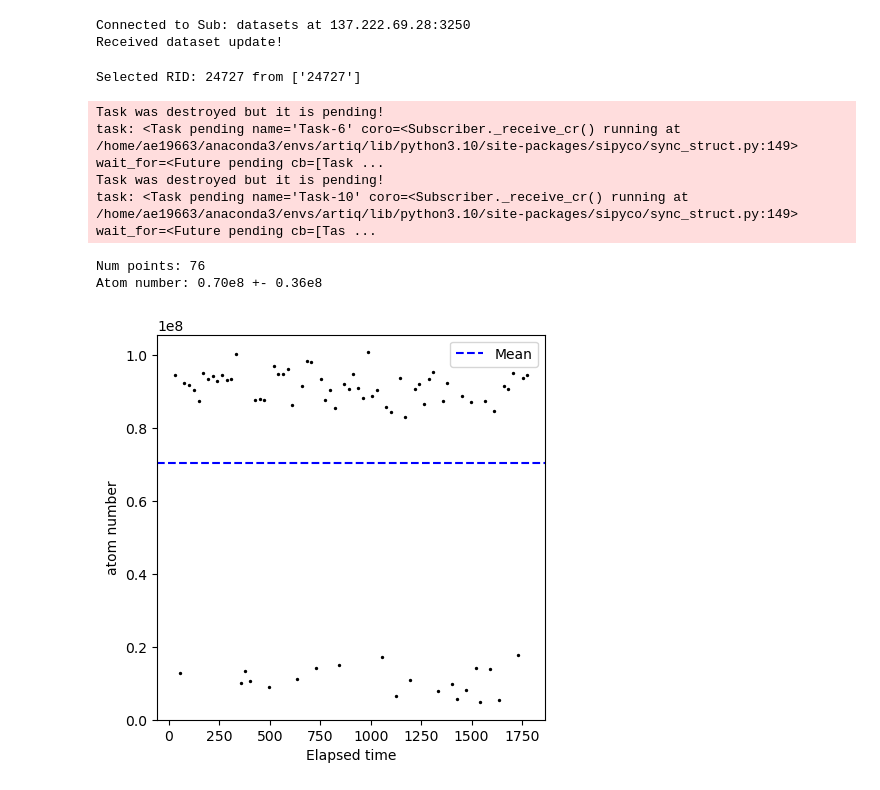
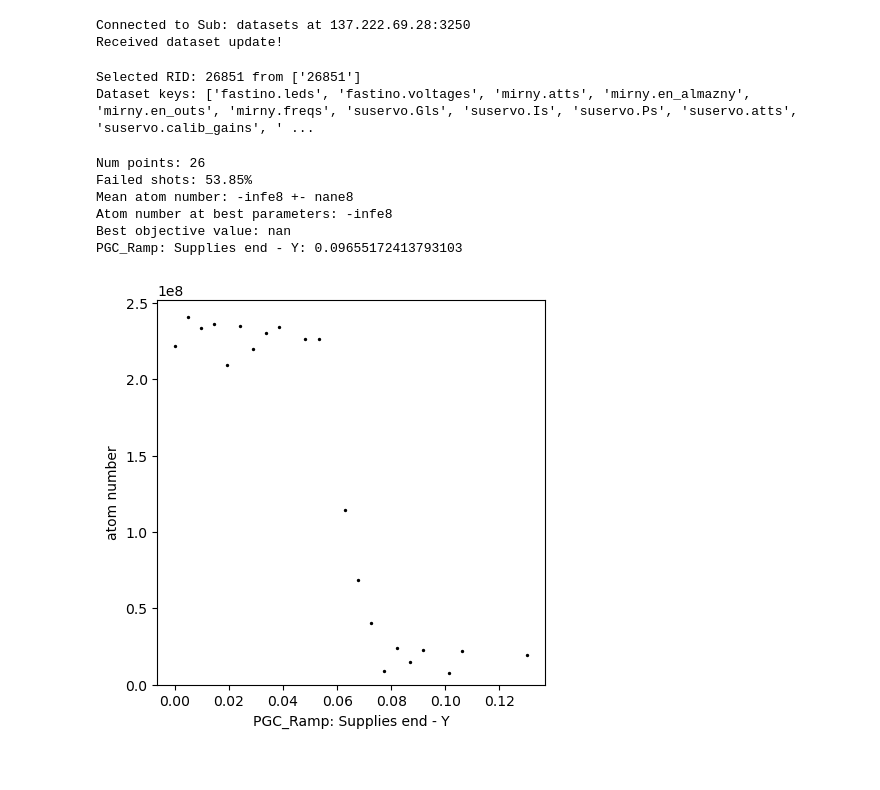
Before and after one commit to harrykendell/ARTIQ, a Jupyter notebook: analysis/testing.ipynb, the cells around one changed output. Saved outputs shown, nothing was run; the diff lists cells and outputs as text; code cells hidden in the pictures.

Commit message:
Everything looks fine so pushing at this point.

```diff
--- a/analysis/testing.ipynb
+++ b/analysis/testing.ipynb
@@ -44,6 +44,8 @@ print("Received dataset update!")
 Connected to Sub: datasets at 137.222.69.28:3250
 Received dataset update!
 # %%
+import numpy as np
+
 # get the RID of the latest dataset
 keys = list(db.keys())
 # find ones with ndscan.rid_NUM.source_id
@@ -57,43 +59,76 @@ if rid_keys:
 else:
     raise ValueError("No ndscan datasets found.")
 print(f"Selected RID: {RID} from {rid_keys}")
+
+print(f"Dataset keys: {list(db.keys())}")
 # %% [output]
-Selected RID: 24727 from ['24727']
+Selected RID: 26851 from ['26851']
+Dataset keys: ['fastino.leds', 'fastino.voltages', 'mirny.atts', 'mirny.en_almazny', 'mirny.en_outs', 'mirny.freqs', 'suservo.Gls', 'suservo.Is', 'suservo.Ps', 'suservo.atts', 'suservo.calib_gains', ' ...
 # %%
 import matplotlib.pyplot as plt
 import json
 import numpy as np
 
 axes = json.loads(db[f"ndscan.rid_{RID}.axes"][1])
 num_axes = len(axes)
 
 fig,ax = plt.subplots(1, num_axes, figsize=(5*num_axes, 5))
 if num_axes == 1:
     ax = [ax]  # Ensure ax is always a list for consistency
 for i in range(num_axes):
     ax[i].scatter(
         db[f"ndscan.rid_{RID}.points.axis_{i}"][1],
         db[f"ndscan.rid_{RID}.points.channel_atom_number"][1],
         s=2,
         color='k',
     )
 
     ax[i].set_xlabel(axes[i]["param"]["description"])
     ax[i].set_ylabel("atom number")
     ax[i].set_ylim(bottom=0)
 
 numbers= db[f"ndscan.rid_{RID}.points.channel_atom_number"][1]
 print(f"Num points: {len(numbers)}")
 
-ax[0].axhline(np.mean(numbers), color='b', linestyle='--', label='Mean')
-ax[0].legend()
+# count the nummber of failed shots(atom < 30% mean )
+# failed_shots = np.sum(numbers < 0.7 * np.mean(numbers))
+failed_shots = 0
+for i in range(len(numbers)):
+    if numbers[i] < 1e8:
+        failed_shots += 1
+print(f"Failed shots: {failed_shots / len(numbers) * 100:.2f}%")
 
-print(f"Atom number: {np.mean(numbers) / 1e8:.2f}e8 +- {np.std(numbers) / 1e8:.2f}e8")
+for i in range(1,num_axes):
+    ax[i].axhline(np.mean(numbers), color='b', linestyle='--', )
+# ax[0].axhline(np.mean(numbers), color='b', linestyle='--', label='Mean = {:.2f}e8'.format(np.mean(numbers) / 1e8))
+# ax[0].legend(loc="lower right")
+
+# atom number and uncertainty
+print(f"Mean atom number: {np.mean(numbers) / 1e8:.2f}e8 +- {np.std(numbers) / 1e8:.2f}e8")
+
+# obtain current best optimization parameterss
+objective = np.array(db.get(f"ndscan.rid_{RID}.points.channel_custom_objective")[1])
+axes_array = np.array(db.get(f"ndscan.rid_{RID}.axes")[1])
+
+# find best results
+best_index = np.argmin(objective)
+best_objective = objective[best_index]
+best_axes = {}
+for i in range(num_axes):
+    name = axes[i]["param"]["description"]
+    value = db.get(f"ndscan.rid_{RID}.points.axis_{i}")[1][best_index]
+    best_axes[name] = value
+print(
+    f"Atom number at best parameters: {db.get(f'ndscan.rid_{RID}.points.channel_atom_number')[1][best_index] / 1e8:.2f}e8"
+)
+print(f"Best objective value: {best_objective}")
+for name, value in best_axes.items():
+    print(f"{name}: {value}")
 # %% [output]
-Task was destroyed but it is pending!
-task: <Task pending name='Task-6' coro=<Subscriber._receive_cr() running at /home/ae19663/anaconda3/envs/artiq/lib/python3.10/site-packages/sipyco/sync_struct.py:149> wait_for=<Future pending cb=[Task ...
-Task was destroyed but it is pending!
-task: <Task pending name='Task-10' coro=<Subscriber._receive_cr() running at /home/ae19663/anaconda3/envs/artiq/lib/python3.10/site-packages/sipyco/sync_struct.py:149> wait_for=<Future pending cb=[Tas ...
+Num points: 26
+Failed shots: 53.85%
+Mean atom number: -infe8 +- nane8
+Atom number at best parameters: -infe8
+Best objective value: nan
+PGC_Ramp: Supplies end - Y: 0.09655172413793103
-Num points: 76
-Atom number: 0.70e8 +- 0.36e8
-[figure, old version]
+[figure, new version]
```
Also changed, not shown: parts of 2 cells of this notebook, 17 other files.
